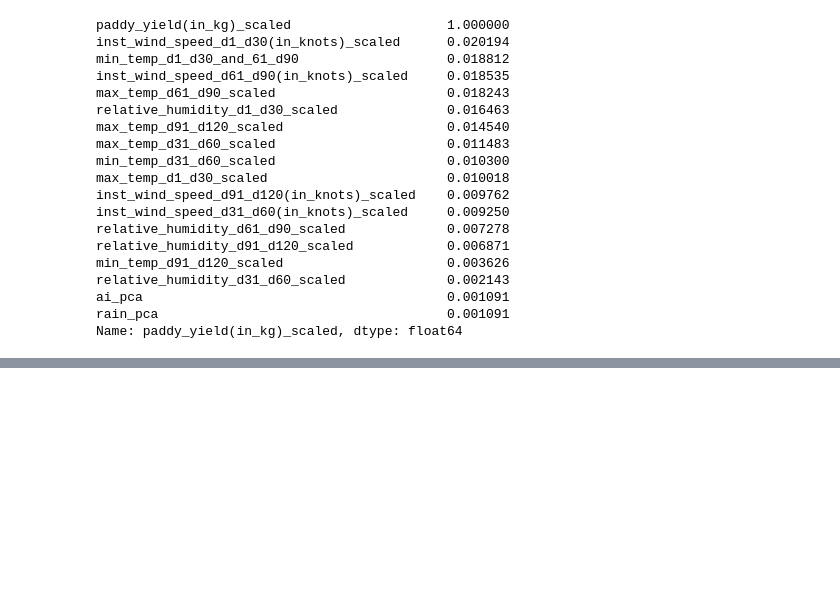
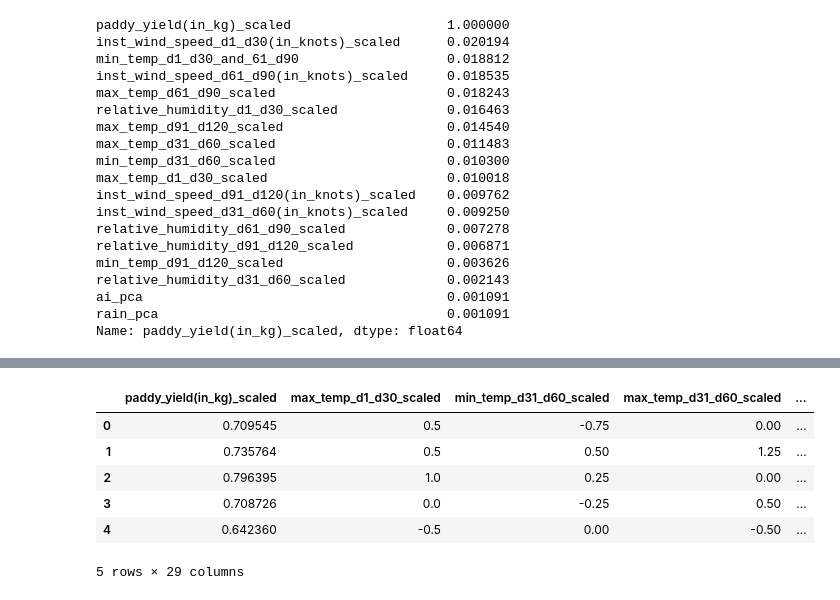
Before and after one commit to BALJAPALLIANSHUL/machine_learning_zoomcamp, a Jupyter notebook: midterm-project/paddy.ipynb, the cells around one changed output, grey strips where cells are left out. Cells and saved outputs as stored; diff of their text form; code cells hidden in the pictures; blank space fills up the shorter version.

```diff
--- a/midterm-project/paddy.ipynb
+++ b/midterm-project/paddy.ipynb
@@ -608,0 +671,3 @@ Name: paddy_yield(in_kg)_scaled, dtype: float64
+# %%
+mi = pd.Series(mutual_info_regression(X,df['paddy_yield(in_kg)_scaled'],discrete_features=True),index = categorical_cols)
+mi.sort_values(ascending=False)
@@ -608,0 +692,3 @@ Name: paddy_yield(in_kg)_scaled, dtype: float64
+# %%
+irrelevant_features = mi[mi<0.01].index.tolist()
+irrelevant_features
@@ -608,0 +712,2 @@ Name: paddy_yield(in_kg)_scaled, dtype: float64
+# %%
+df.drop(columns=irrelevant_features,inplace=True)
@@ -608,0 +738,10 @@ Name: paddy_yield(in_kg)_scaled, dtype: float64
+# %%
+df.head()
+# %% [output]
+|  | paddy_yield(in_kg)_scaled | max_temp_d1_d30_scaled | min_temp_d31_d60_scaled | max_temp_d31_d60_scaled | ... |
+| 0 | 0.709545 | 0.5 | -0.75 | 0.00 | ... |
+| 1 | 0.735764 | 0.5 | 0.50 | 1.25 | ... |
+| 2 | 0.796395 | 1.0 | 0.25 | 0.00 | ... |
+| 3 | 0.708726 | 0.0 | -0.25 | 0.50 | ... |
+| 4 | 0.642360 | -0.5 | 0.00 | -0.50 | ... |
+5 rows × 29 columns
```
Also changed, not shown: parts of 12 cells of this notebook, 3 other files.
